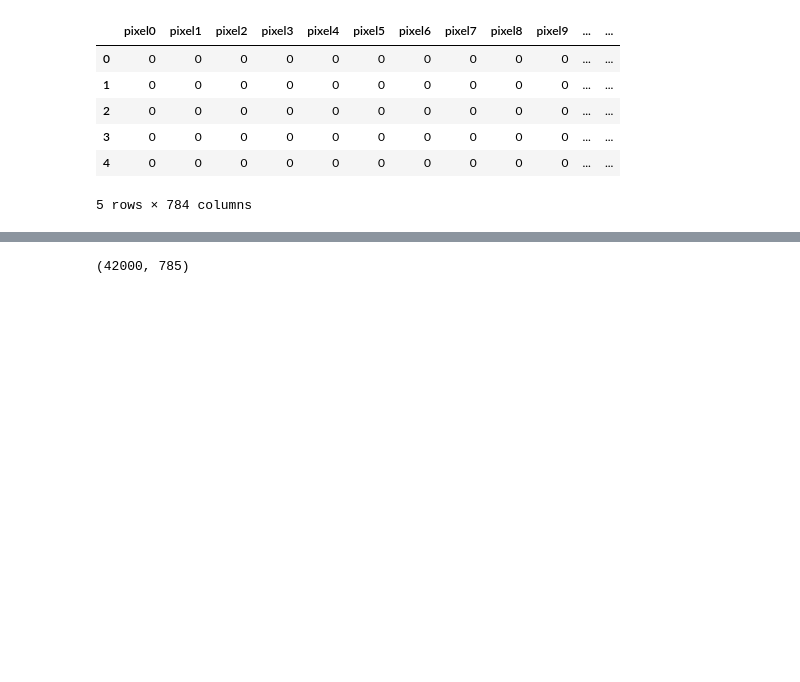
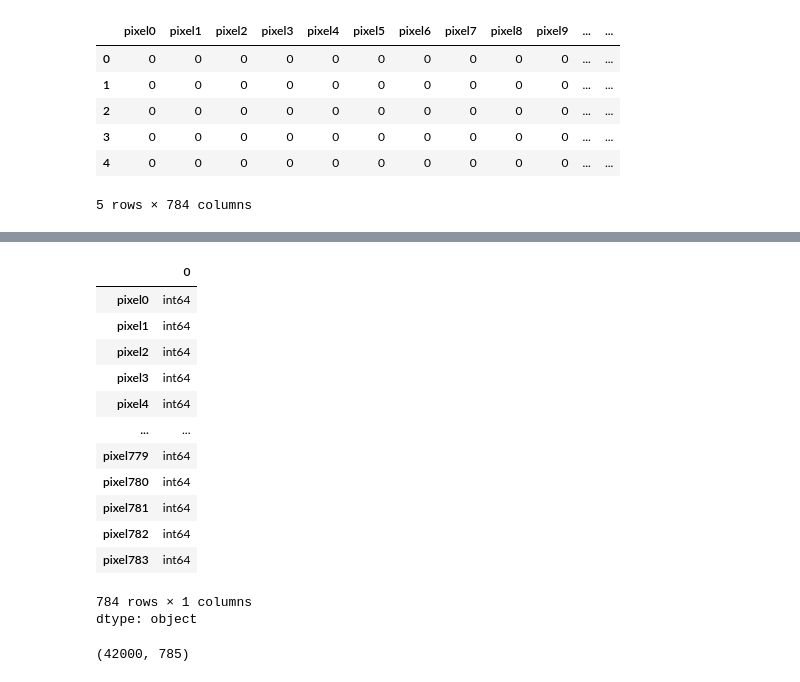
Before and after one commit to haroonkhan02/Digit-Recognizer-MNIST, a Jupyter notebook: Digit_Recognizer_MNIST.ipynb, the cells around one changed output, grey strips where cells are left out. Cells and saved outputs as stored; diff of their text form; code cells hidden in the pictures; blank space fills up the shorter version.

```diff
--- a/Digit_Recognizer_MNIST.ipynb
+++ b/Digit_Recognizer_MNIST.ipynb
@@ -38,3 +56,20 @@ test.head()
+# %%
+test.dtypes
+# %% [output]
+|  | 0 |
+| pixel0 | int64 |
+| pixel1 | int64 |
+| pixel2 | int64 |
+| pixel3 | int64 |
+| pixel4 | int64 |
+| ... | ... |
+| pixel779 | int64 |
+| pixel780 | int64 |
+| pixel781 | int64 |
+| pixel782 | int64 |
+| pixel783 | int64 |
+784 rows × 1 columns
+dtype: object
 # %%
 train.shape
 # %% [output]
```
Also changed, not shown: parts of 12 cells of this notebook.
